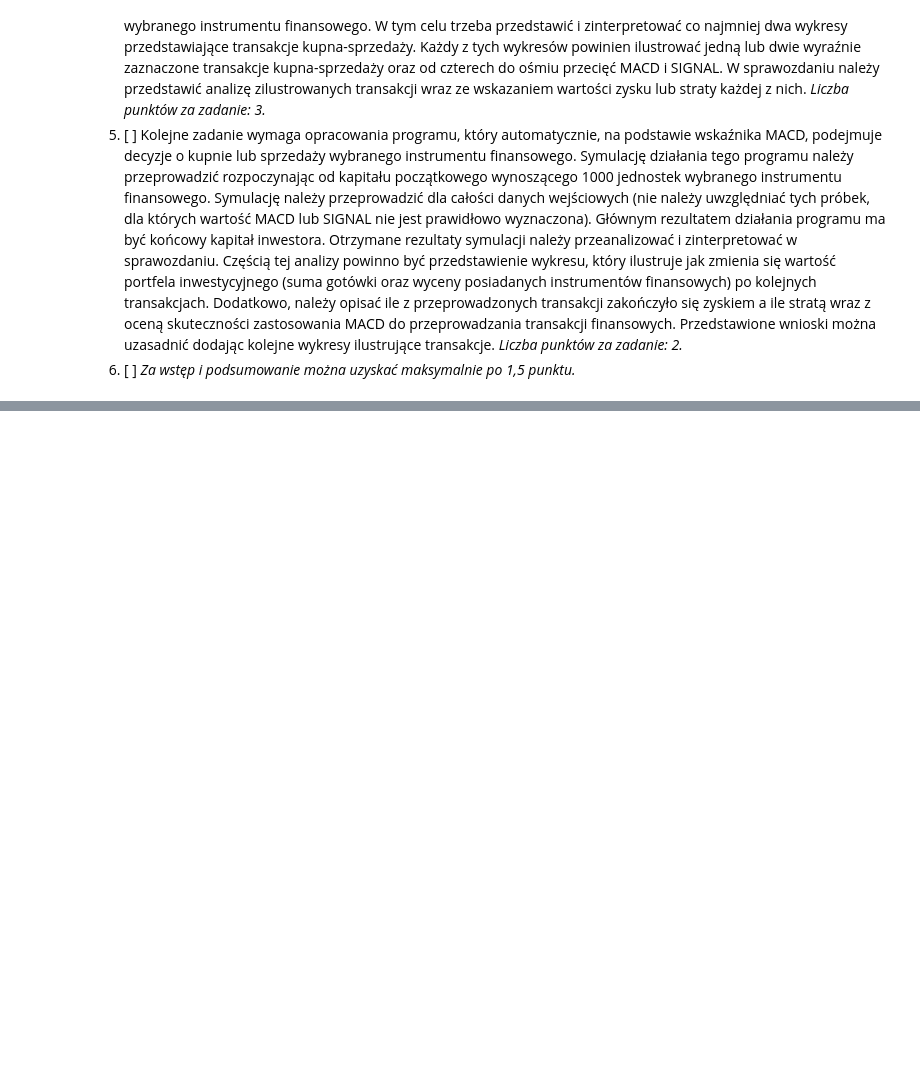
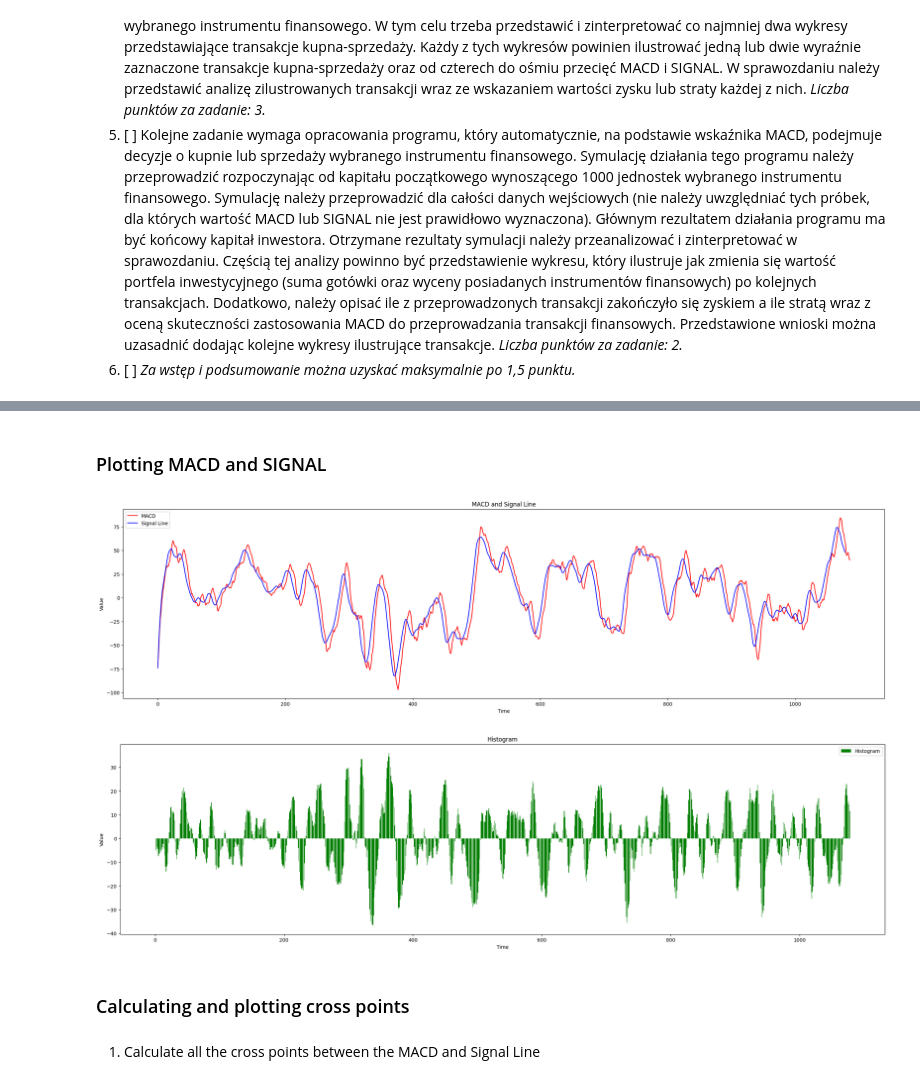
Before and after one commit to KociszewskaMarta/MN_proj1, a Jupyter notebook: projekt.ipynb, the cells around one changed output, grey strips where cells are left out. Saved outputs shown, nothing was run; the diff lists cells and outputs as text; code cells hidden in the pictures; blank space fills up the shorter version.

```diff
--- a/projekt.ipynb
+++ b/projekt.ipynb
@@ -56,0 +236,9 @@ Możliwe do używania biblioteki:
+# %%
+# Calculate the MACD
+macd = calculate_macd(closing_prices)
+
+# Print the MACD values as regular floats
+print("MACD values:")
+for value in macd:
+    print(float(value))
+print("Length of macd",len(macd))
@@ -56,0 +283,9 @@ Możliwe do używania biblioteki:
+# %%
+# Calculate the Signal Line
+signal = calculate_signal(macd)
+
+# Print the Signal Line values as regular floats
+print("Signal values:")
+for value in signal:
+    print(float(value))
+print("Length of signal",len(signal))
@@ -56,0 +310,34 @@ Możliwe do używania biblioteki:
+# %% [markdown]
+### Plotting MACD and SIGNAL
+# %%
+def plot_macd_and_signal(macd, signal):
+    plt.figure(figsize=(28, 7))
+    plt.plot(macd, label='MACD', color='red')
+    plt.plot(signal, label='Signal Line', color='blue')
+    plt.xlabel('Time')
+    plt.ylabel('Value')
+    plt.title('MACD and Signal Line')
+    plt.legend()
+    plt.show()
+
+def plot_histogram(macd, signal):
+    # Calculate the histogram
+    histogram = macd[:len(signal)] - signal
+    plt.figure(figsize=(28, 7))
+    plt.bar(range(len(histogram)), histogram, label='Histogram', color='green', alpha=1)
+    plt.xlabel('Time')
+    plt.ylabel('Value')
+    plt.title('Histogram')
+    plt.legend()
+    plt.show()
+# %%
+# Plot the data
+plot_macd_and_signal(macd, signal)
+
+# Plot the histogram
+plot_histogram(macd, signal)
+# %% [output]
+[figure, added]
+[figure, added]
+# %% [markdown]
+### Calculating and plotting cross points
@@ -56,0 +349,2 @@ Możliwe do używania biblioteki:
+# %% [markdown]
+1. Calculate all the cross points between the MACD and Signal Line
```
Also changed, not shown: parts of 28 cells of this notebook, 1 other file.
